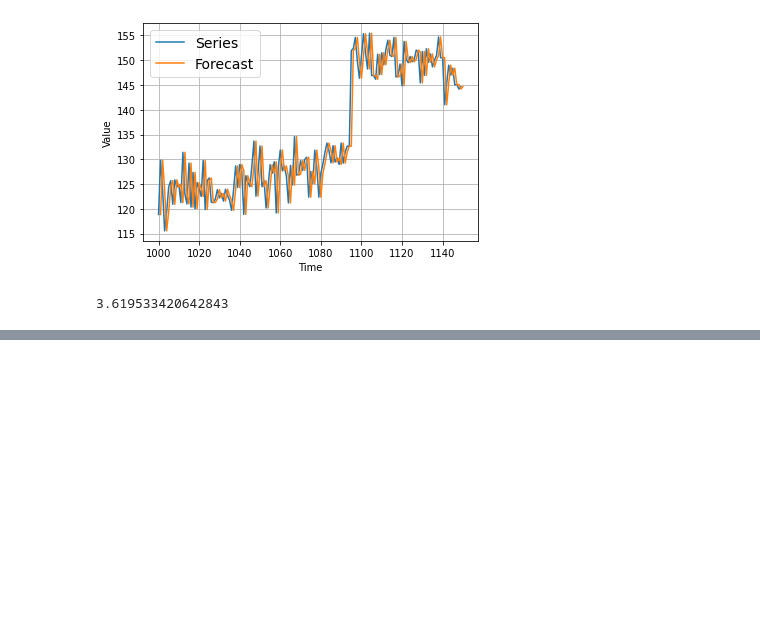
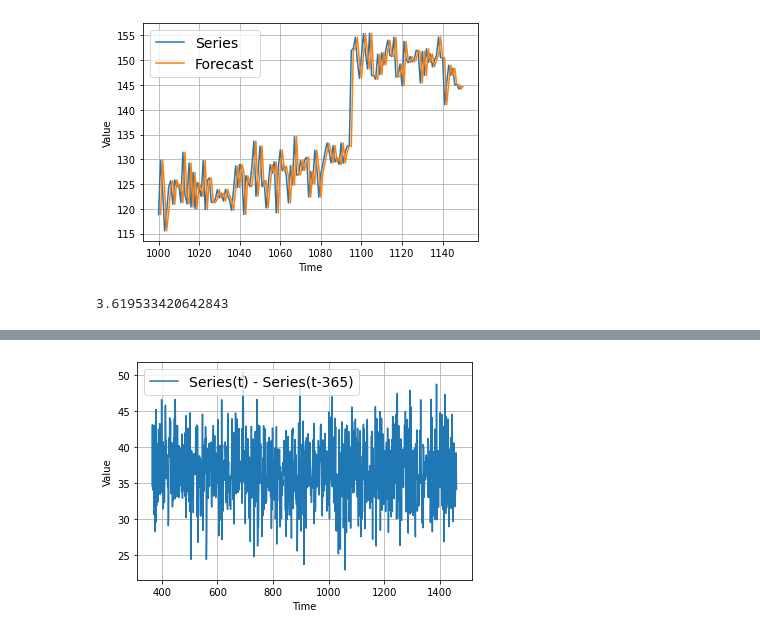
Before and after one commit to AEsir777/some-data-analysis-project, a Jupyter notebook: time series forcasting/Naive Forecasting.ipynb, the cells around one changed output, grey strips where cells are left out. Cells and saved outputs as stored; diff of their text form; code cells hidden in the pictures; blank space fills up the shorter version.

```diff
--- a/time series forcasting/Naive Forecasting.ipynb
+++ b/time series forcasting/Naive Forecasting.ipynb
@@ -82,0 +127,8 @@ abs_errors.mean()
+# %%
+# remove the seasonality
+diff_series = series[365:] - series[:-365]
+diff_time = time[365:]
+
+plot_series(diff_time, diff_series, label = "Series(t) - Series(t-365)")
+# %% [output]
+[figure, added]
```
Also changed, not shown: parts of 19 cells of this notebook.
